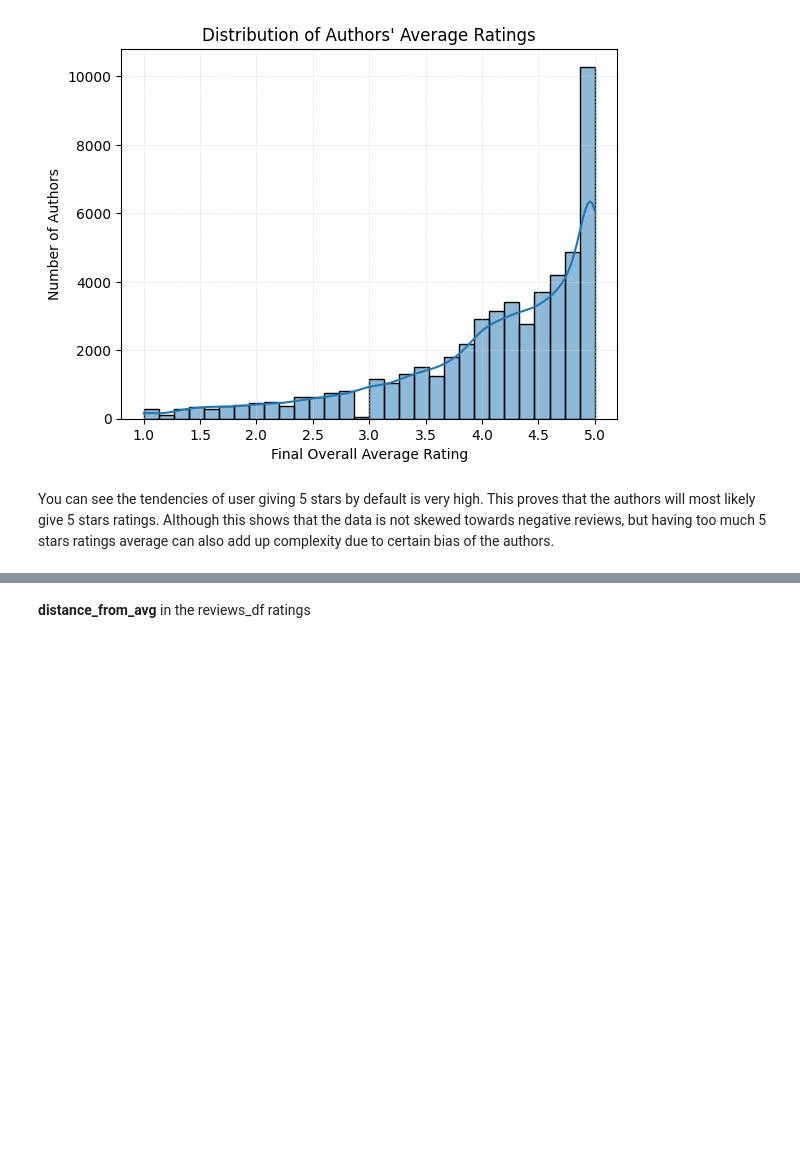
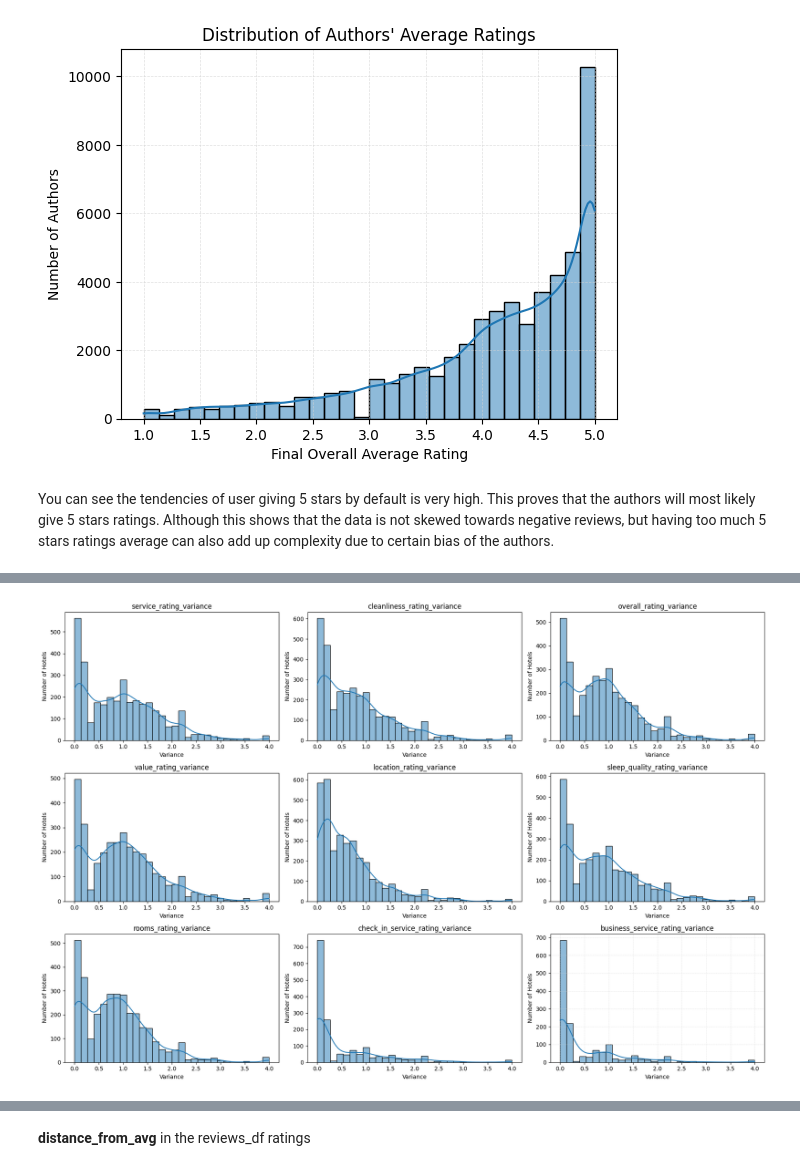
Before and after one commit to nadiavictoria/IS512-Hotel-Analytics, a Jupyter notebook: notebooks/02_exploratory_analysis.ipynb, the cells around one changed output, grey strips where cells are left out. Cells and saved outputs as stored; diff of their text form; code cells hidden in the pictures; blank space fills up the shorter version.

Commit message:
ratings variance features

```diff
--- a/notebooks/02_exploratory_analysis.ipynb
+++ b/notebooks/02_exploratory_analysis.ipynb
@@ -845,0 +866,17 @@ You can see the tendencies of user giving 5 stars by default is very high. This
+# %%
+variance_df = reviews_df.copy()
+
+rating_columns = [
+    'service_rating', 'cleanliness_rating', 'overall_rating',
+    'value_rating', 'location_rating', 'sleep_quality_rating',
+    'rooms_rating', 'check_in_service_rating', 'business_service_rating'
+]
+
+variance_df = variance_df.groupby('hotel_id')[rating_columns].var(ddof=0)
+
+variance_df = variance_df.reset_index()
+
+variance_df = variance_df.rename(columns={col: f"{col}_variance" for col in variance_df.columns if col != 'hotel_id'})
+# %%
+hotels_df = hotels_df.merge(variance_df, on='hotel_id', how='left')
+hotels_df.sample(10)
@@ -845,0 +895,23 @@ You can see the tendencies of user giving 5 stars by default is very high. This
+# %%
+variance_cols = [col for col in hotels_df.columns if 'variance' in col]
+
+num_cols = 3
+num_rows = (len(variance_cols) + num_cols - 1) // num_cols
+
+fig, axes = plt.subplots(num_rows, num_cols, figsize=(18, num_rows*4))
+axes = axes.flatten()
+
+for i, col in enumerate(variance_cols):
+    sns.histplot(hotels_df[col], bins=30, kde=True, ax=axes[i])
+    axes[i].set_title(col)
+    axes[i].set_xlabel("Variance")
+    axes[i].set_ylabel("Number of Hotels")
+
+for j in range(i+1, len(axes)):
+    fig.delaxes(axes[j])
+
+plt.tight_layout()
+plt.grid(True, color='lightgray', linestyle='--', linewidth=0.5, alpha=0.7)
+plt.show()
+# %% [output]
+[figure, added]
```
Also changed, not shown: parts of 10 cells of this notebook.
